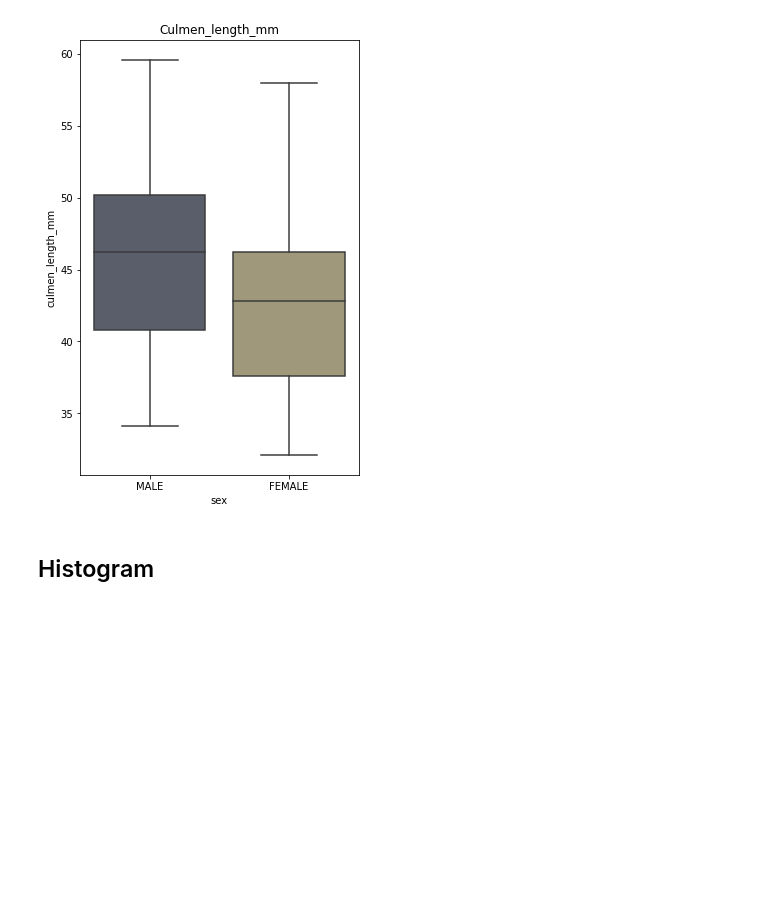
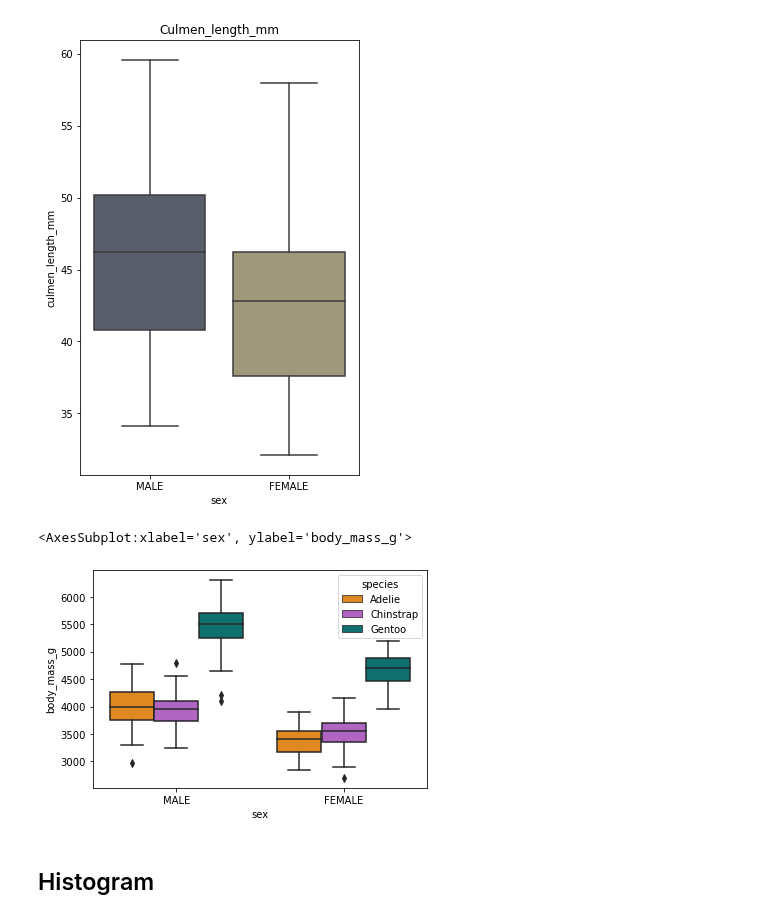
Before and after one commit to moesteelo/Exploratory-Data-Analysis, a Jupyter notebook: Exploratory Data Visualization .ipynb, the cells around one changed output. Saved outputs shown, nothing was run; the diff lists cells and outputs as text; code cells hidden in the pictures; blank space fills up the shorter version.

```diff
--- a/Exploratory Data Visualization .ipynb
+++ b/Exploratory Data Visualization .ipynb
@@ -207,6 +207,11 @@ plt.title('Culmen_length_mm')
 plt.show()
 # %% [output]
 [figure]
+# %%
+sns.boxplot(x = penguins_size.sex, y = penguins_size.body_mass_g, hue = penguins_size.species, palette=('DarkOrange', 'MediumOrchid', 'Teal'))
+# %% [output]
+<AxesSubplot:xlabel='sex', ylabel='body_mass_g'>
+[figure, added]
 # %% [markdown]
 ## Histogram
 # %%
```
